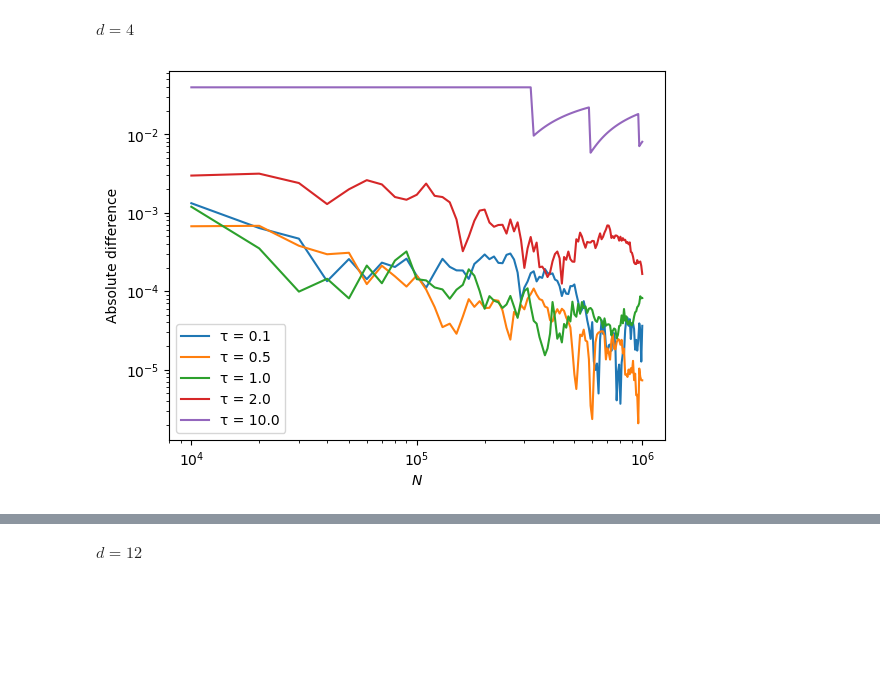
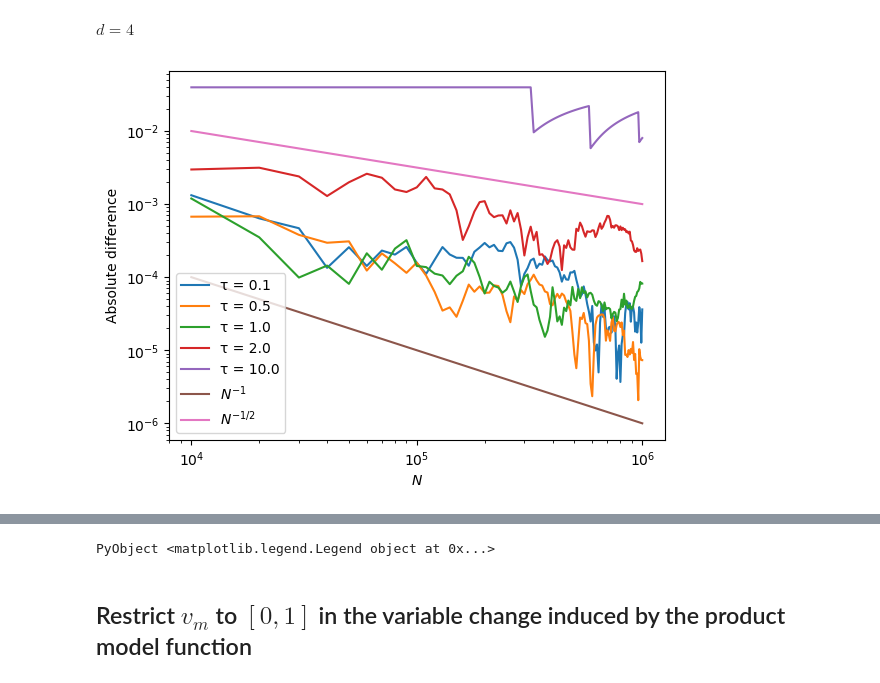
Before and after one commit to krivenko/QInchworm.jl, a Jupyter notebook: experiments/Warping.ipynb, the cells around one changed output, grey strips where cells are left out. Saved outputs shown, nothing was run; the diff lists cells and outputs as text; code cells hidden in the pictures; blank space fills up the shorter version.

Commit message:
[experiments] Tests of modified exponential model function

```diff
--- a/experiments/Warping.ipynb
+++ b/experiments/Warping.ipynb
@@ -141,23 +146,27 @@ $d  = 4$
 # %%
 α = [-(2π*0.1im - 0.1), (2π*0.1im - 0.1), (2π*0.2im - 0.2), -(2π*0.2im - 0.2)]
 d = length(α)
 f = make_f(α)
 
 ref = Iref(α)
 @show ref
 
 τ_list = [0.1, 0.5, 1, 2, 10]
 N_range = 10000:10000:1000000
 
 vals = Array{ComplexF64, 2}(undef, (length(τ_list), length(N_range)))
 
 for (τi, τ) in enumerate(τ_list)
     p = make_exp_model_function(τ, d)
     trans = make_exp_trans(τ)
     for (Ni, N) in enumerate(N_range)
         vals[τi, Ni] = qMCIntegrateWithWarping(f, p, exp_p_norm(τ, d), SobolSeq(d), trans, N)
     end
     plot_diff(N_range, vals[τi,:], ref, "τ = $τ")
 end
+
+plt.plot(N_range, collect(Float64, N_range) .^ (-1.0), label = "\$N^{-1}\$")
+plt.plot(N_range, collect(Float64, N_range) .^ (-0.5), label = "\$N^{-1/2}\$")
+plt.legend()
 # %% [output]
-[figure, old version]
+[figure, new version]
@@ -165,2 +174 @@ ref = 0.0393779954336131 + 0.00451497133993284*I
+PyObject <matplotlib.legend.Legend object at 0x...>
-# %% [markdown]
-$d = 12$
@@ -188,0 +175,2 @@ end
+# %% [markdown]
+## Restrict $v_m$ to $[0,1]$ in the variable change induced by the product model function
```
Also changed, not shown: parts of 9 cells of this notebook.
